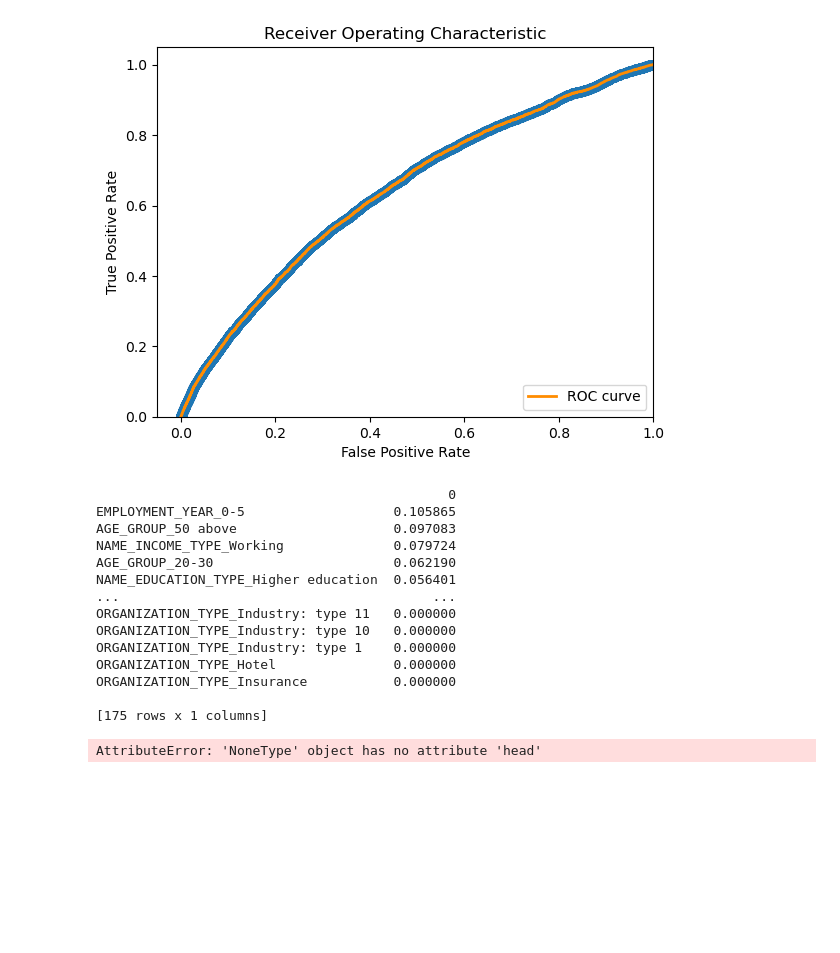
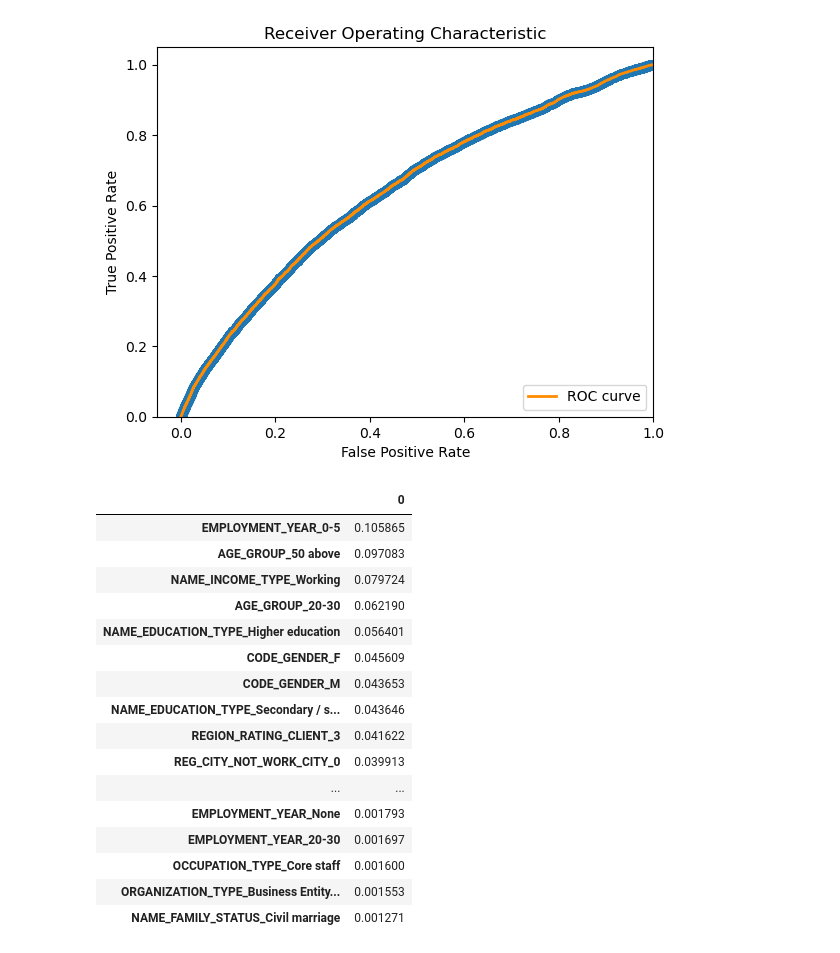
Before and after one commit to kklsy109/Bank-Loan-Default-Risk-Analysis, a Jupyter notebook: Bank_Loan_Building_Prediction_Model.ipynb, the cells around one changed output. Cells and saved outputs as stored; diff of their text form; code cells hidden in the pictures; blank space fills up the shorter version.

```diff
--- a/Bank_Loan_Building_Prediction_Model.ipynb
+++ b/Bank_Loan_Building_Prediction_Model.ipynb
@@ -305,21 +305,23 @@ plt.legend(loc="lower right")
 # %%
 # print out the feature importance
 feature_importance_df = pd.DataFrame(data=rfc_best.feature_importances_, index=rfc_best.feature_names_in_)
 feature_importance_df.sort_values(0, ascending=False, inplace=True)
-print(feature_importance_df).head(60)
+feature_importance_df.head(50)
 # %% [output]
-                                             0
-EMPLOYMENT_YEAR_0-5                   0.105865
-AGE_GROUP_50 above                    0.097083
-NAME_INCOME_TYPE_Working              0.079724
-AGE_GROUP_20-30                       0.062190
-NAME_EDUCATION_TYPE_Higher education  0.056401
-...                                        ...
-ORGANIZATION_TYPE_Industry: type 11   0.000000
-ORGANIZATION_TYPE_Industry: type 10   0.000000
-ORGANIZATION_TYPE_Industry: type 1    0.000000
-ORGANIZATION_TYPE_Hotel               0.000000
-ORGANIZATION_TYPE_Insurance           0.000000
-
-[175 rows x 1 columns]
-AttributeError: 'NoneType' object has no attribute 'head'
+|  | 0 |
+| EMPLOYMENT_YEAR_0-5 | 0.105865 |
+| AGE_GROUP_50 above | 0.097083 |
+| NAME_INCOME_TYPE_Working | 0.079724 |
+| AGE_GROUP_20-30 | 0.062190 |
+| NAME_EDUCATION_TYPE_Higher education | 0.056401 |
+| CODE_GENDER_F | 0.045609 |
+| CODE_GENDER_M | 0.043653 |
+| NAME_EDUCATION_TYPE_Secondary / s... | 0.043646 |
+| REGION_RATING_CLIENT_3 | 0.041622 |
+| REG_CITY_NOT_WORK_CITY_0 | 0.039913 |
+| ... | ... |
+| EMPLOYMENT_YEAR_None | 0.001793 |
+| EMPLOYMENT_YEAR_20-30 | 0.001697 |
+| OCCUPATION_TYPE_Core staff | 0.001600 |
+| ORGANIZATION_TYPE_Business Entity... | 0.001553 |
+| NAME_FAMILY_STATUS_Civil marriage | 0.001271 |
```
Also changed, not shown: parts of 2 cells of this notebook.
